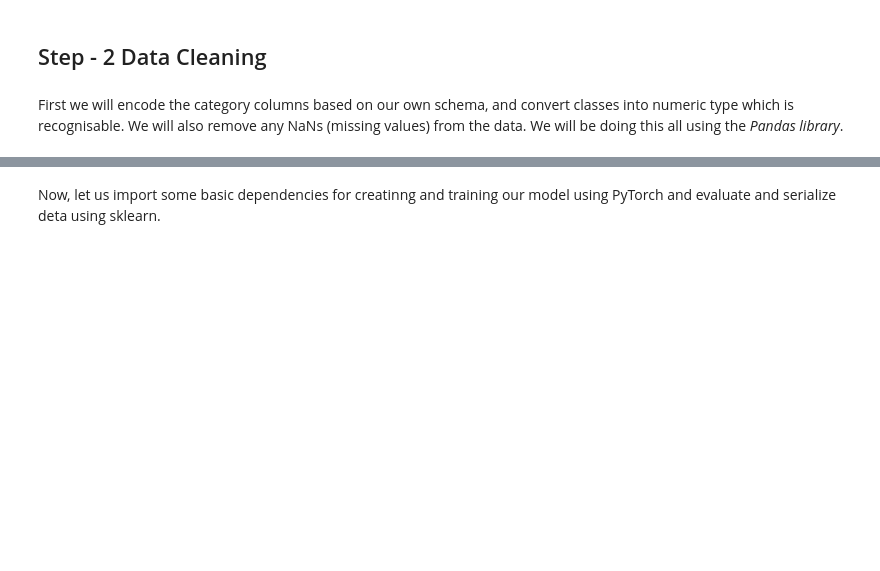
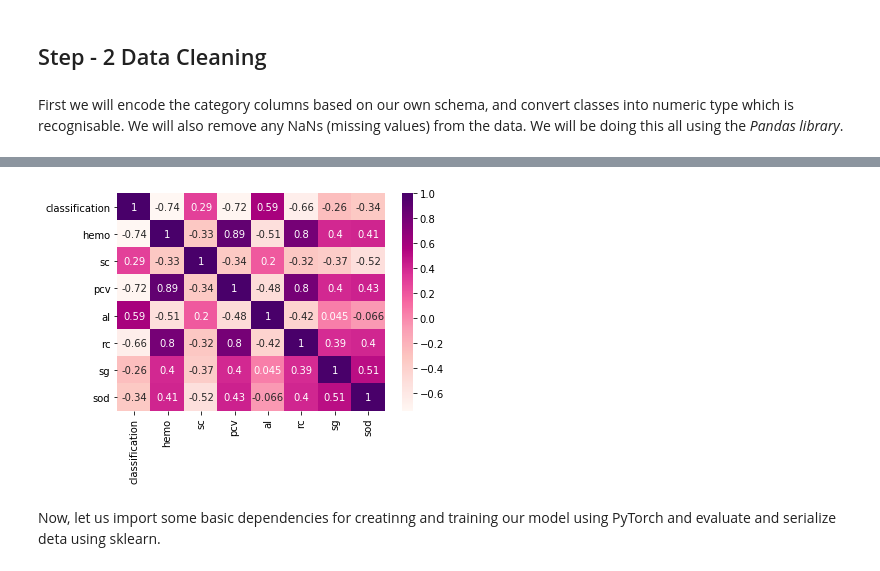
Before and after one commit to ayushanand18/nephron-ai, a Jupyter notebook: code/azureml/NephronAI - detecting disease pytorch notebook.ipynb, the cells around one changed output, grey strips where cells are left out. Drawn from its saved outputs; the diff is of its cells as text; code cells hidden in the pictures; blank space fills up the shorter version.

```diff
--- a/code/azureml/NephronAI - detecting disease pytorch notebook.ipynb
+++ b/code/azureml/NephronAI - detecting disease pytorch notebook.ipynb
@@ -101,4 +98,12 @@ df
 400 rows × 10 columns
+# %%
+import seaborn as sb
+#sns.pairplot(df,hue="classification")
+plt.figure()
+sns.heatmap(data.corr(), annot = True, cmap='RdPu')
+plt.show()
+# %% [output]
+[figure, added]
 # %%
 import numpy as np
 # %% [markdown]
```
Also changed, not shown: parts of 13 cells of this notebook, 3 other files.
